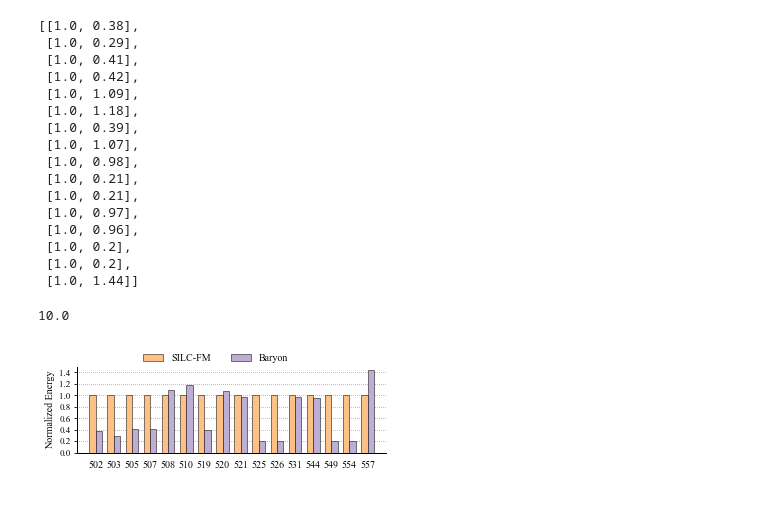
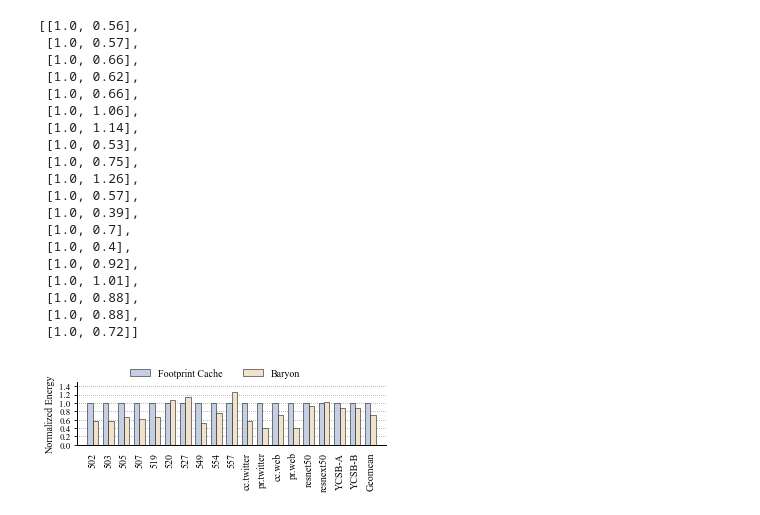
Before and after one commit to WANGHanshuo1220/data-repo-isca22-baryon, a Jupyter notebook: energy.ipynb, the cells around one changed output. Cells and saved outputs as stored; diff of their text form; code cells hidden in the pictures.

```diff
--- a/energy.ipynb
+++ b/energy.ipynb
@@ -9,8 +9,8 @@ import easypyplot
 # %%
 csv_path = './2_energycost/energy.csv'
 # workload_list = ['mix1', 'mix2', 'mix3', 'mix4']
-workload_list = ['gcc', 'bwaves', 'mcf', 'cactu', 'namd', 'parest', 'lbm', 'omnetpp', 'wrf', 'x264_r', 'blender', 'deepsjeng', 'nab', 'fotonik3d', 'roms', 'xz']
-energy_scheme_list = ['SILC-FM', 'Baryon']
+workload_list = ['gcc', 'bwaves', 'mcf', 'cactu', 'lbm', 'omnetpp', 'cam4', 'fotonik3d', 'roms', 'xz', 'cc.twitter', 'cc.web', 'pr.twitter', 'pr.web', 'resnet50', 'resnext50', 'YCSB-A', 'YCSB-B', 'Geomean']
+energy_scheme_list = ['Footprint Cache', 'Baryon']
 workload_dict = {item: item for item in workload_list}
 energy_scheme_dict = {item: item for item in energy_scheme_list}
 
@@ -18,8 +18,24 @@ energy_title = 'Normalized Energy'
 energy_name = 'graph_energy'
 energy_ylim = (0, 1.5)
 energy_yticks = list(np.arange(energy_ylim[0], energy_ylim[1]+0.01, 0.2))
-hybrid2_color = '#fb9a99'
-energy_bar_colors = [easypyplot.color.COLOR_SET[i] for i in [5, 3]]
+
+new_color = [
+'#b3e2cd',
+'#fdcdac',
+'#cbd5e8',
+'#f4cae4',
+'#e6f5c9',
+'#fff2ae',
+'#f1e2cc',
+'#cccccc',
+]
+
+
+fpcache_color = '#c4cfe4'
+yacc_color = new_color[2]
+baryon_color = new_color[6]
+hybrid2_color = new_color[3]
+energy_bar_colors = [fpcache_color, baryon_color]
 assert len(energy_bar_colors) == len(energy_scheme_dict)
 
 # pprint(energy_yticks)
@@ -56,22 +72,25 @@ assert len(energy_data_2darr) == len(energy_xlabels) == len(energy_xticks)
 
 pprint(energy_data_2darr)
 # %% [output]
-[[1.0, 0.38],
- [1.0, 0.29],
- [1.0, 0.41],
- [1.0, 0.42],
- [1.0, 1.09],
- [1.0, 1.18],
+[[1.0, 0.56],
+ [1.0, 0.57],
+ [1.0, 0.66],
+ [1.0, 0.62],
+ [1.0, 0.66],
+ [1.0, 1.06],
+ [1.0, 1.14],
+ [1.0, 0.53],
+ [1.0, 0.75],
+ [1.0, 1.26],
+ [1.0, 0.57],
  [1.0, 0.39],
- [1.0, 1.07],
- [1.0, 0.98],
- [1.0, 0.21],
- [1.0, 0.21],
- [1.0, 0.97],
- [1.0, 0.96],
- [1.0, 0.2],
- [1.0, 0.2],
- [1.0, 1.44]]
+ [1.0, 0.7],
+ [1.0, 0.4],
+ [1.0, 0.92],
+ [1.0, 1.01],
+ [1.0, 0.88],
+ [1.0, 0.88],
+ [1.0, 0.72]]
 # %%
 ''' Ploting script '''
 pp, fig = easypyplot.pdf.plot_setup(energy_name, fig_dims)
@@ -85,7 +104,7 @@ h = easypyplot.barchart.draw(
     group_names=energy_xlabels,
     xticks=energy_xticks,
     xticklabelfontsize=fig_label_fontsize,
-    xticklabelrotation=0,
+    xticklabelrotation=90,
     prop=ft,
     colors=energy_bar_colors)
 
@@ -97,35 +116,34 @@ ax.xaxis.set_ticks_position('none') # Comment this and the next line for visible
 # ax.tick_params(direction='in') # [in, out, inout]
 # ax.set_xlabel(fig_title)
 
 ''' y axis '''
 ax.yaxis.grid(True)
 ax.set_ylim(energy_ylim)
 ax.set_yticks(energy_yticks)
 ax.set_ylabel(energy_title, multialignment='center', fontproperties=ft)
 
 ''' values on top of each bar '''
 # for group_id in range(len(workload_dict)):
 #     for entry_id in range(len(scheme_dict)):
 #         bar_value = fig_data_2darr[group_id][entry_id]
 #         bar_x = ax.get_xticks()[group_id] + fig_bar_width / len(scheme_dict) * (entry_id - len(scheme_dict) / 2)
 #         bar_text = str('{:.2f}'.format(bar_value))
 #         ax.text(bar_x, bar_value + 0.1, bar_text, ha='left', va='top',
 #                 fontsize=fig_label_fontsize,
 #                 # rotation=90,
 #                 fontproperties=ft,
 #                 )
 
 ''' legend '''
 legend = [energy_scheme_dict[item] for item in energy_scheme_dict]
 fig.legend(h, legend, loc='upper center', bbox_to_anchor=(0.5, 1.09),
         ncol=4, frameon=False, prop=ft)
 
 ''' last resize '''
 plt.tight_layout()
 easypyplot.format.resize_ax_box(ax, hratio=0.8)
 # %% [output]
-10.0
-[figure, old version]
+[figure, new version]
 # %%
 ''' Save figures'''
 fig.savefig(energy_name+'.pdf', format="pdf", bbox_inches = 'tight')
```
Also changed, not shown: 25 other files.
